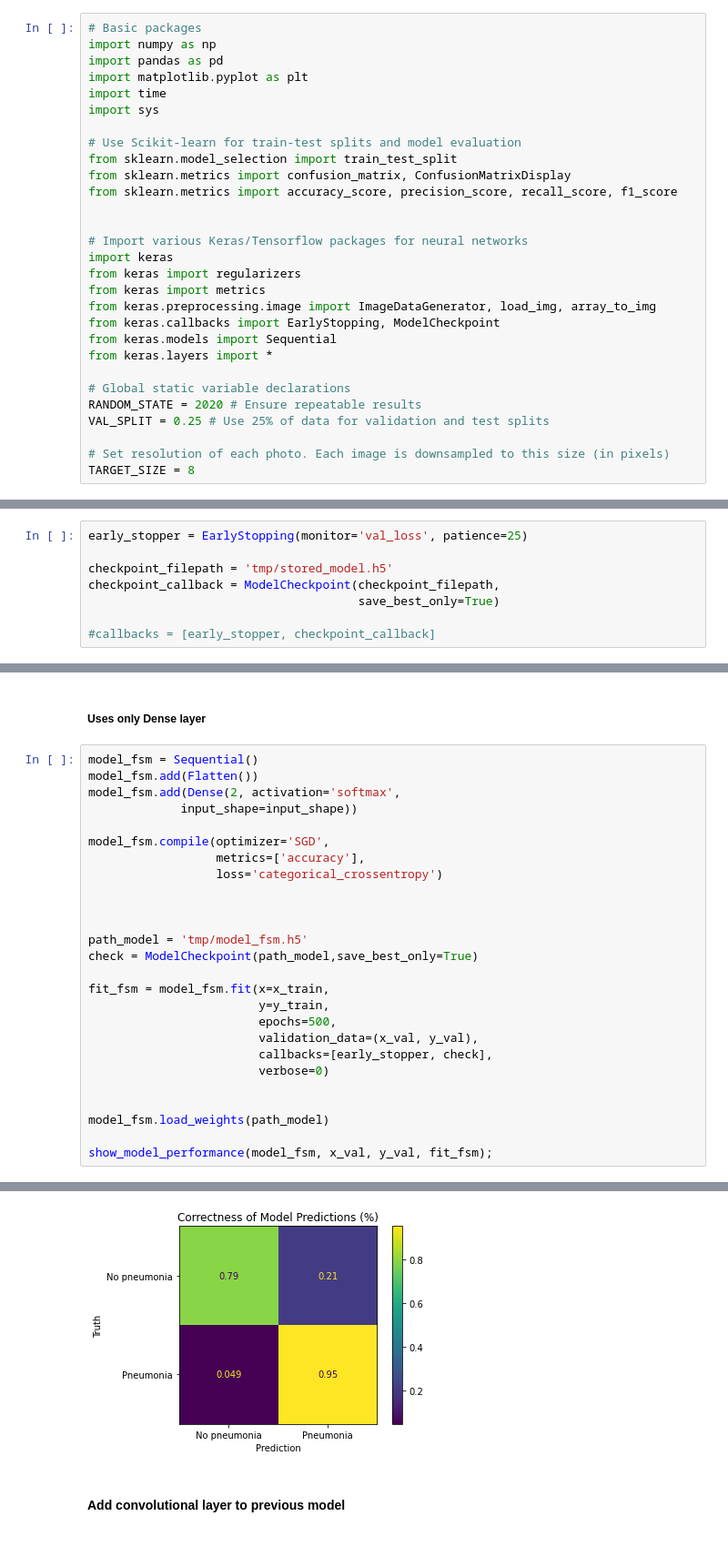
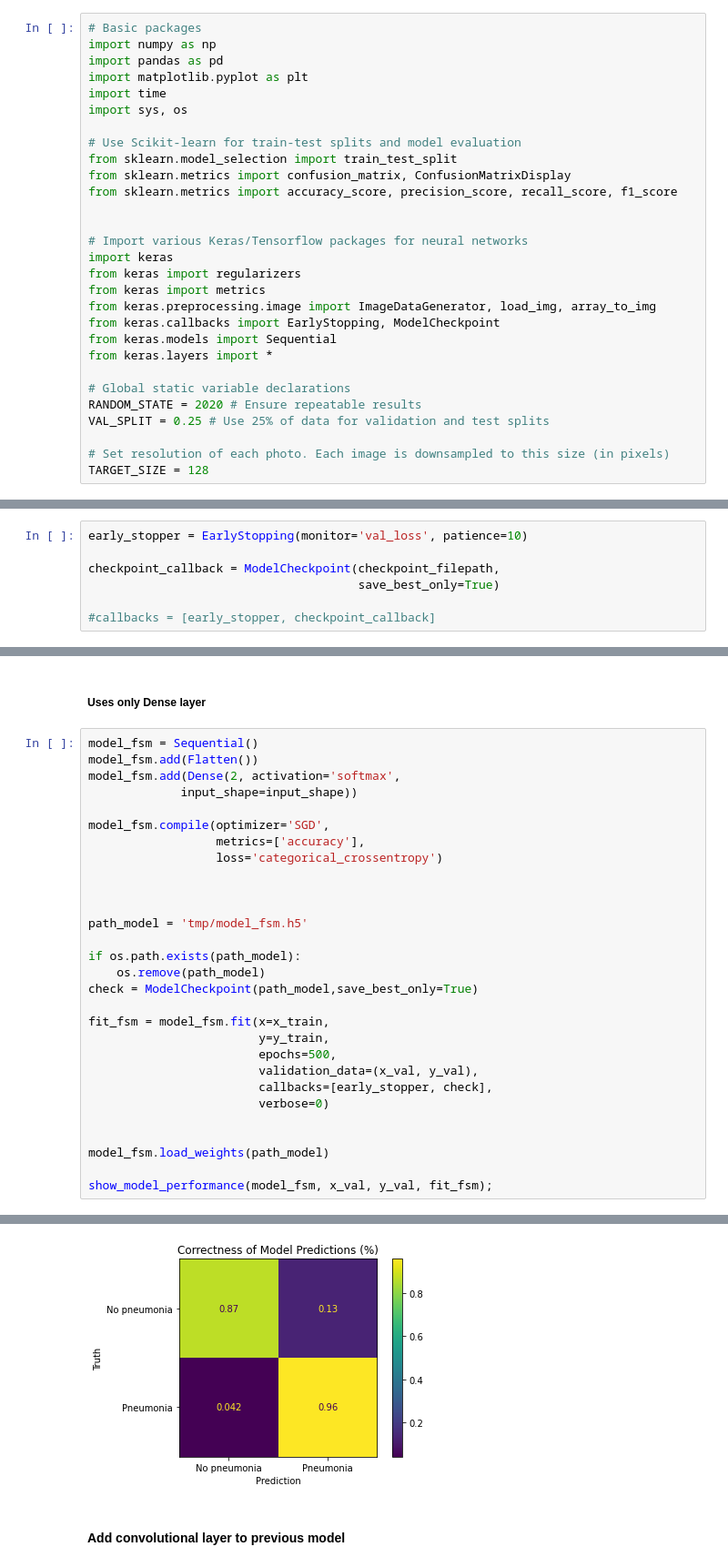
Before and after one commit to sethnlewis/X-Ray-Image-Classification, a Jupyter notebook: notebooks/final-notebook.ipynb, the cells around one changed output, grey strips where cells are left out. Shown: that part at 91% size. Drawn from its saved outputs; the diff is of its cells as text.

```diff
--- a/notebooks/final-notebook.ipynb
+++ b/notebooks/final-notebook.ipynb
@@ -31,7 +31,7 @@ import numpy as np
 import pandas as pd
 import matplotlib.pyplot as plt
 import time
-import sys
+import sys, os
 
 # Use Scikit-learn for train-test splits and model evaluation
 from sklearn.model_selection import train_test_split
@@ -53,7 +53,7 @@ RANDOM_STATE = 2020 # Ensure repeatable results
 VAL_SPLIT = 0.25 # Use 25% of data for validation and test splits
 
 # Set resolution of each photo. Each image is downsampled to this size (in pixels)
-TARGET_SIZE = 8
+TARGET_SIZE = 128
 # %% [markdown]
 Since this project has been run using local CPUs in addition to the GPUs offered by Google Colab and Kaggle Notebooks, the below cell quickly enables to user to select
 # %%
@@ -249,9 +249,8 @@ def show_model_performance(model, x_val, y_val, fit=False):
 # %% [markdown]
 ##### Define Early Stopping callback to eliminate the need for tuning the number of epochs used in a model. This way, the model can run until it has reached its maximum performance without wasting computational power
 # %%
-early_stopper = EarlyStopping(monitor='val_loss', patience=25)
+early_stopper = EarlyStopping(monitor='val_loss', patience=10)
 
-checkpoint_filepath = 'tmp/stored_model.h5'
 checkpoint_callback = ModelCheckpoint(checkpoint_filepath,
                                       save_best_only=True)
 
@@ -278,6 +277,9 @@ model_fsm.compile(optimizer='SGD',
 
 
 path_model = 'tmp/model_fsm.h5'
+
+if os.path.exists(path_model):
+    os.remove(path_model)
 check = ModelCheckpoint(path_model,save_best_only=True)
 
 fit_fsm = model_fsm.fit(x=x_train,
@@ -315,5 +317,5 @@ F1 score: 93.61 %
 [figure]
-[figure, old version]
+[figure, new version]
 # %% [markdown]
 #### Add convolutional layer to previous model
 # %%
```
Also changed, not shown: parts of 13 cells of this notebook.
